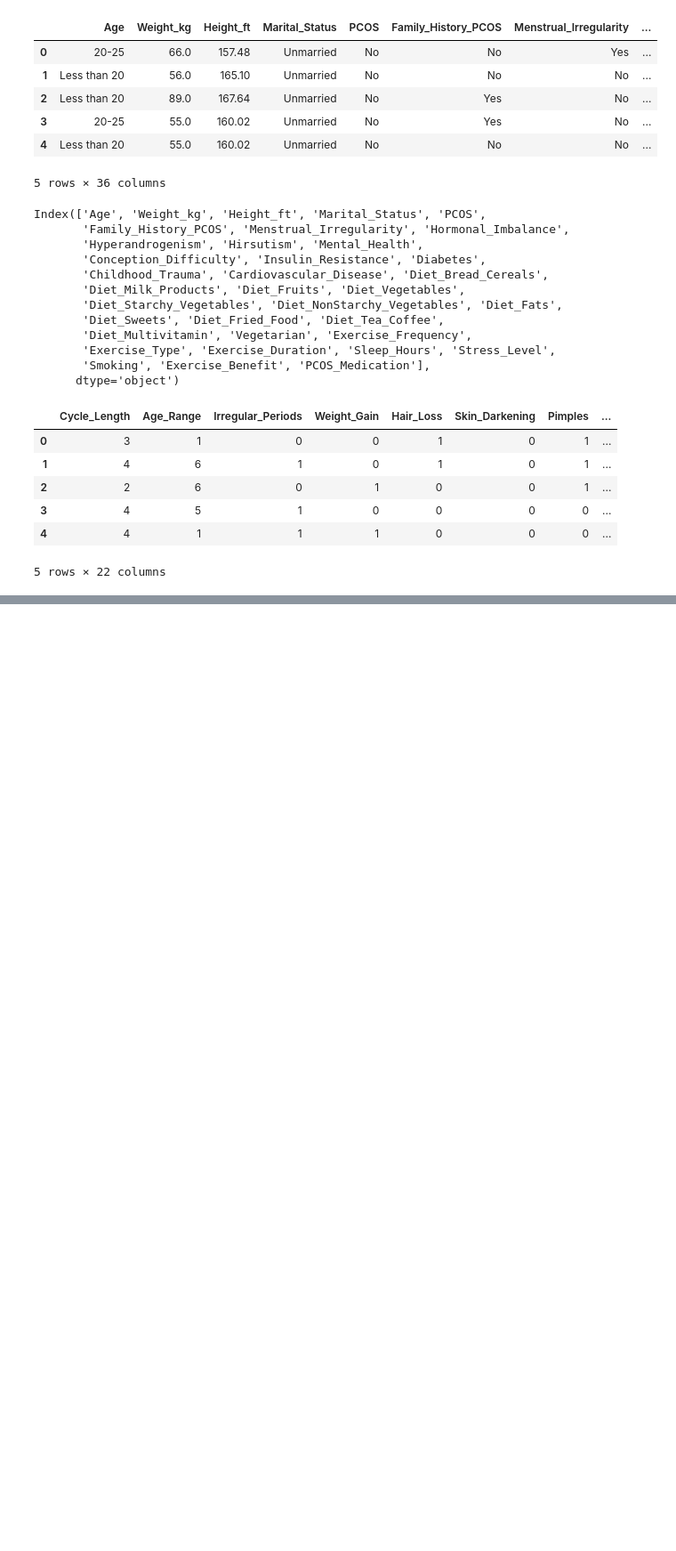
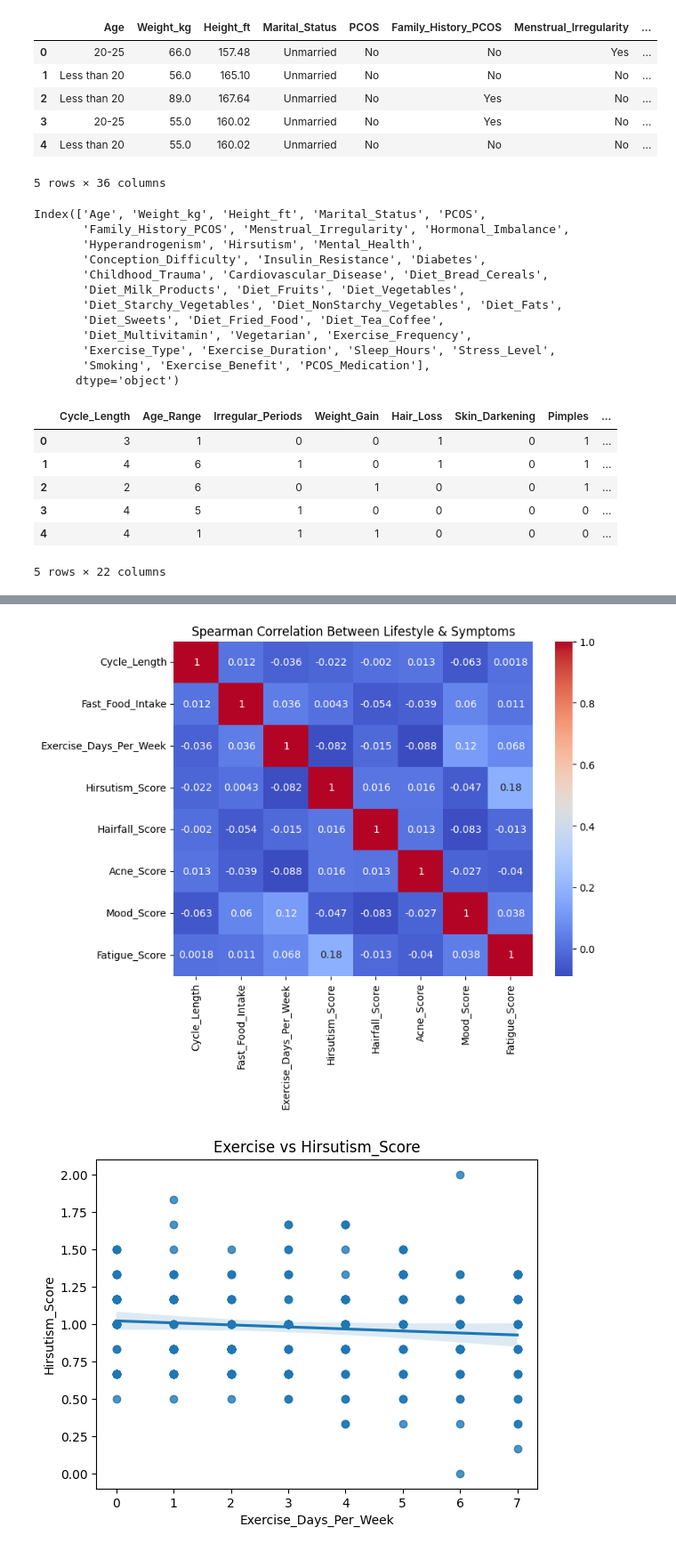
Before and after one commit to LevelVoid/TestModel, a Jupyter notebook: test.ipynb, the cells around one changed output, grey strips where cells are left out. Shown at 89% size. Cells and saved outputs as stored; diff of their text form; code cells hidden in the pictures; blank space fills up the shorter version.

```diff
--- a/test.ipynb
+++ b/test.ipynb
@@ -170,0 +280,5 @@ EDA Visualization Completed Successfully.
+# %%
+pcos_visual_insights(data)
+# %% [output]
+[figure, added]
+[figure, added]
```
Also changed, not shown: parts of 9 cells of this notebook, 1 other file.
